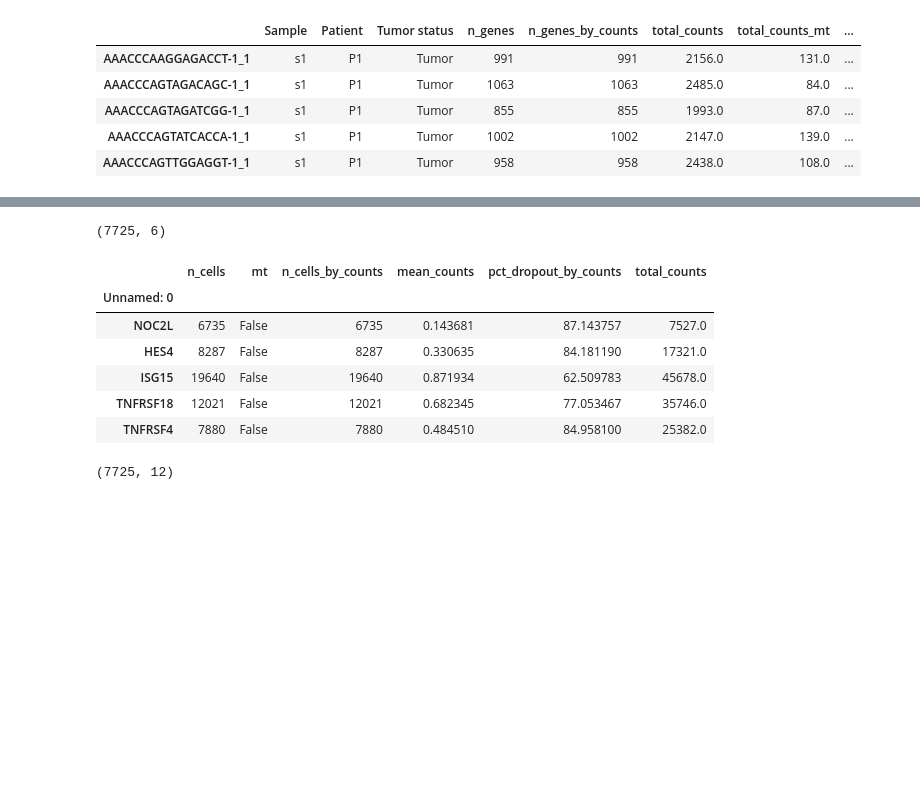
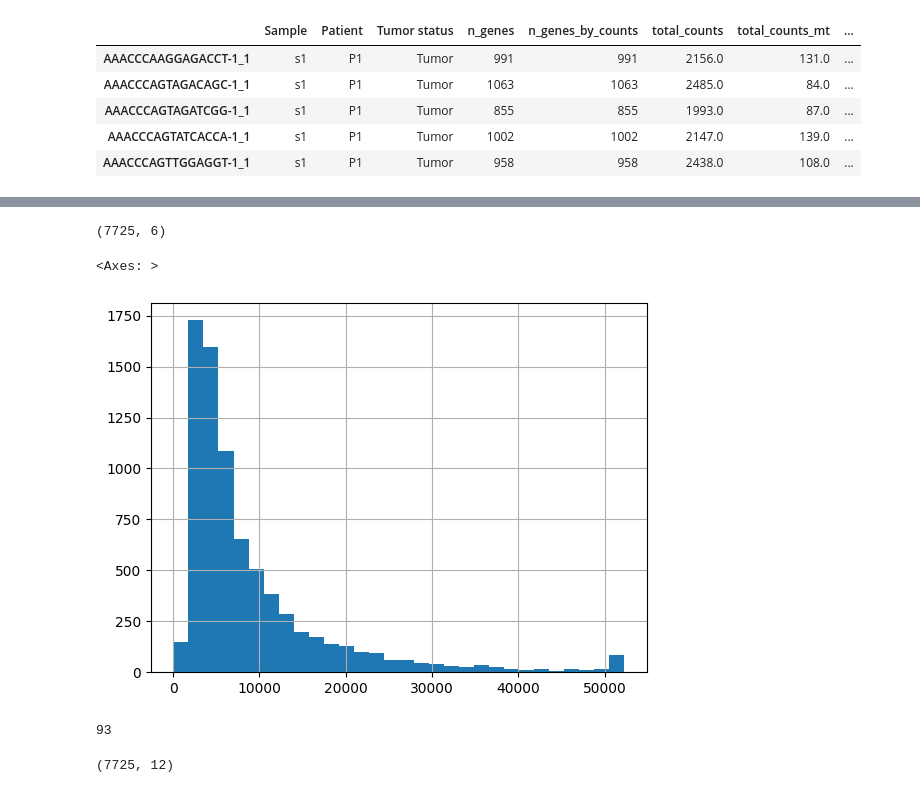
Before and after one commit to EdoardoNegri/Genomics_2, a Jupyter notebook: main.ipynb, the cells around one changed output, grey strips where cells are left out. Cells and saved outputs as stored; diff of their text form; code cells hidden in the pictures; blank space fills up the shorter version.

```diff
--- a/main.ipynb
+++ b/main.ipynb
@@ -42,15 +52,14 @@ train_adata.obs.head()
 # %%
 print(train_adata.var.shape)
-train_adata.var.head()
+train_adata.var["n_cells"].hist(bins=30)
 # %% [output]
 (7725, 6)
-|  | n_cells | mt | n_cells_by_counts | mean_counts | pct_dropout_by_counts | total_counts |
-| Unnamed: 0 |  |  |  |  |  |  |
-| NOC2L | 6735 | False | 6735 | 0.143681 | 87.143757 | 7527.0 |
-| HES4 | 8287 | False | 8287 | 0.330635 | 84.181190 | 17321.0 |
-| ISG15 | 19640 | False | 19640 | 0.871934 | 62.509783 | 45678.0 |
-| TNFRSF18 | 12021 | False | 12021 | 0.682345 | 77.053467 | 35746.0 |
-| TNFRSF4 | 7880 | False | 7880 | 0.484510 | 84.958100 | 25382.0 |
+<Axes: >
+[figure, added]
+# %%
+print((train_adata.var["n_cells"] > 50_000).sum())
+# %% [output]
+93
 # %%
 print(train_bulk.shape)
 train_bulk.head()
```
Also changed, not shown: parts of 8 cells of this notebook.
